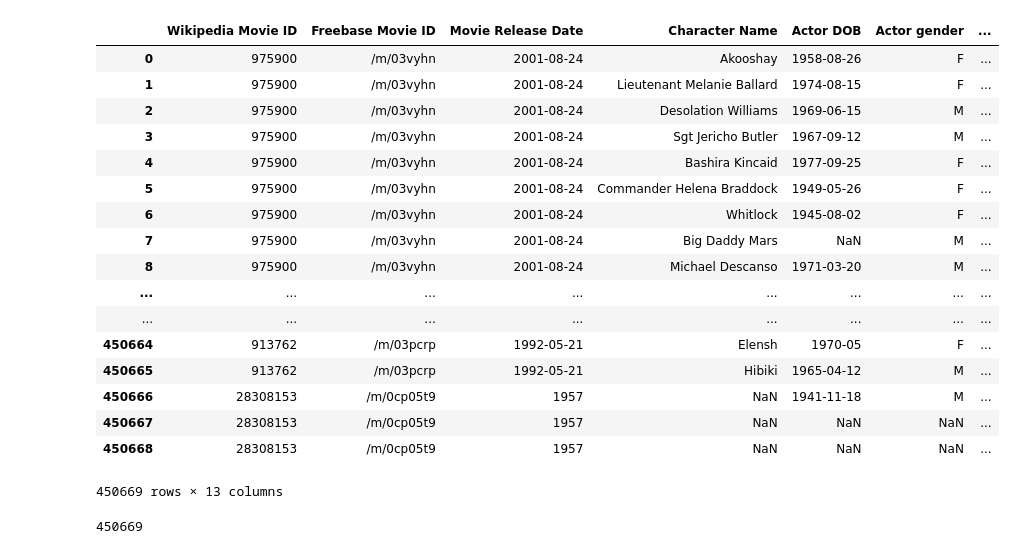
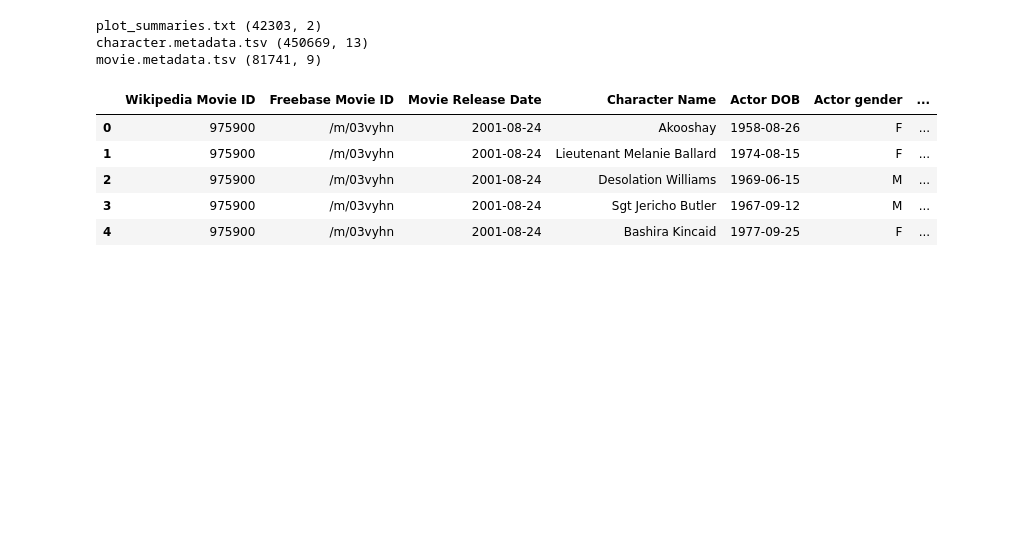
Before and after one commit to epfl-ada/ada-2022-project-northamericans, a Jupyter notebook: CMU Reviews.ipynb, the cells around one changed output. Cells and saved outputs as stored; diff of their text form; code cells hidden in the pictures; blank space fills up the shorter version.

```diff
--- a/CMU Reviews.ipynb
+++ b/CMU Reviews.ipynb
@@ -28,30 +31,23 @@ dataframes = {}
 for key, value in columns.items():
     df = pd.read_csv(f"{PATH}{key}", sep="\t", names=value)
     dataframes[key] = df
+# %%
+for key, value in dataframes.items():
+    print(key, value.shape)
+# Shape of data we are working with
+# %% [output]
+plot_summaries.txt (42303, 2)
+character.metadata.tsv (450669, 13)
+movie.metadata.tsv (81741, 9)
 # %%
 dataframes["character.metadata.tsv"].sort_values("Movie Release Date").dropna()
-dataframes["character.metadata.tsv"]
+
+dataframes["character.metadata.tsv"].head()
 # %% [output]
 |  | Wikipedia Movie ID | Freebase Movie ID | Movie Release Date | Character Name | Actor DOB | Actor gender | ... |
 | 0 | 975900 | /m/03vyhn | 2001-08-24 | Akooshay | 1958-08-26 | F | ... |
 | 1 | 975900 | /m/03vyhn | 2001-08-24 | Lieutenant Melanie Ballard | 1974-08-15 | F | ... |
 | 2 | 975900 | /m/03vyhn | 2001-08-24 | Desolation Williams | 1969-06-15 | M | ... |
 | 3 | 975900 | /m/03vyhn | 2001-08-24 | Sgt Jericho Butler | 1967-09-12 | M | ... |
 | 4 | 975900 | /m/03vyhn | 2001-08-24 | Bashira Kincaid | 1977-09-25 | F | ... |
-| 5 | 975900 | /m/03vyhn | 2001-08-24 | Commander Helena Braddock | 1949-05-26 | F | ... |
-| 6 | 975900 | /m/03vyhn | 2001-08-24 | Whitlock | 1945-08-02 | F | ... |
-| 7 | 975900 | /m/03vyhn | 2001-08-24 | Big Daddy Mars | NaN | M | ... |
-| 8 | 975900 | /m/03vyhn | 2001-08-24 | Michael Descanso | 1971-03-20 | M | ... |
-| ... | ... | ... | ... | ... | ... | ... | ... |
-| ... | ... | ... | ... | ... | ... | ... | ... |
-| 450664 | 913762 | /m/03pcrp | 1992-05-21 | Elensh | 1970-05 | F | ... |
-| 450665 | 913762 | /m/03pcrp | 1992-05-21 | Hibiki | 1965-04-12 | M | ... |
-| 450666 | 28308153 | /m/0cp05t9 | 1957 | NaN | 1941-11-18 | M | ... |
-| 450667 | 28308153 | /m/0cp05t9 | 1957 | NaN | NaN | NaN | ... |
-| 450668 | 28308153 | /m/0cp05t9 | 1957 | NaN | NaN | NaN | ... |
-450669 rows × 13 columns
-# %%
-len(dataframes["character.metadata.tsv"]["Actor ethnicity (Freebase ID)"])
-# %% [output]
-450669
 # %%
```
Also changed, not shown: parts of 10 cells of this notebook.
